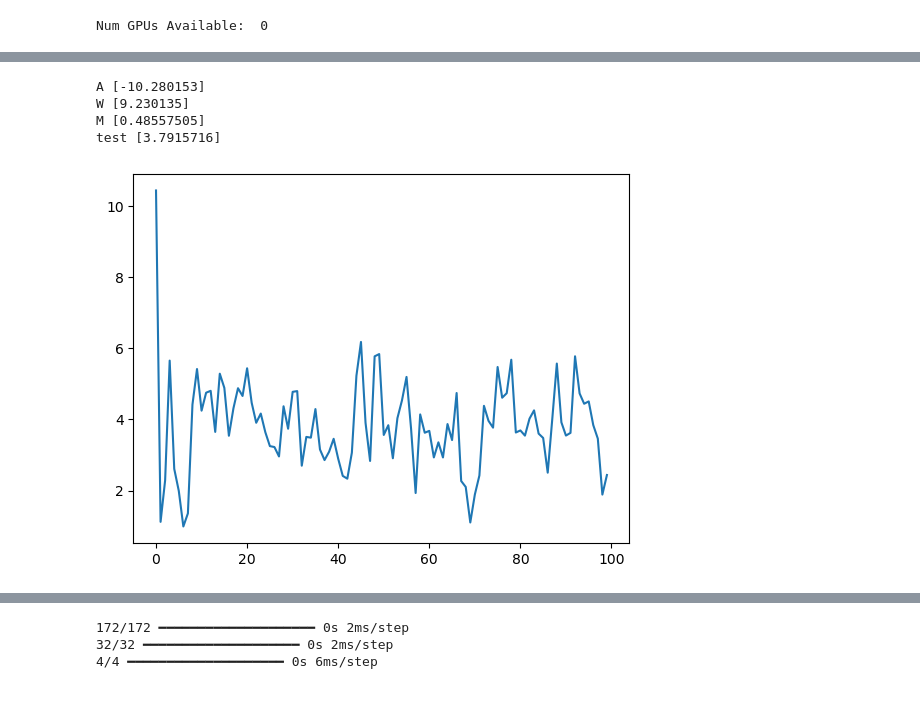
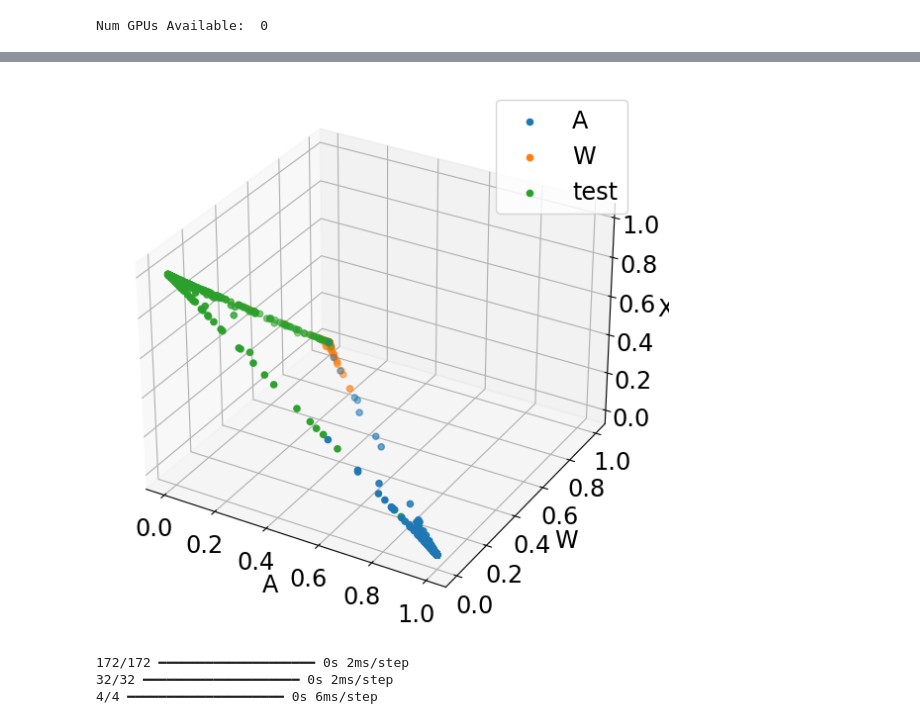
Before and after one commit to akalinow/RPi, a Jupyter notebook: FaceRecognition/FaceRecognition.ipynb, the cells around one changed output, grey strips where cells are left out. Drawn from its saved outputs; the diff is of its cells as text; code cells hidden in the pictures.

```diff
--- a/FaceRecognition/FaceRecognition.ipynb
+++ b/FaceRecognition/FaceRecognition.ipynb
@@ -208,22 +240,0 @@ A-W distance: 60.544749290641775
-# %%
-v1 = response_W[:4000,:]
-v2 = response_A[:4000,:]
-
-v1 = response_W[:100,:]
-v2 = response_test[:100,:]
-
-x = np.sum(np.abs(v1-v2), axis=1)
-#x /=sigma_W
-#x /=  np.sqrt(np.sum(v1**2, axis=1))
-#x /=  np.sqrt(np.sum(v2**2, axis=1))
-plt.plot(x)
-print(colored("A","blue"),response_A[20,:])
-print(colored("W","blue"),response_W[20,:])
-print(colored("M","blue"),response_M[20,:])
-print(colored("test","blue"),response_test[20,:])
-# %% [output]
-A [-10.280153]
-W [9.230135]
-M [0.48557505]
-test [3.7915716]
-[figure, removed]
@@ -242,0 +241,15 @@ print("Modified features:",last_layer(x))
+# %%
+fig = plt.figure()
+ax = fig.add_subplot(projection='3d')
+response = model.predict(features_A)
+ax.scatter(response[:,0], response[:,1], response[:,2], label = "A")
+response = model.predict(features_W)
+ax.scatter(response[:,0], response[:,1], response[:,2], label = "W")
+response = model.predict(features_test)
+ax.scatter(response[:,0], response[:,1], response[:,2], label = "test")
+ax.legend()
+
+ax.set_xlabel('A')
+ax.set_ylabel('W')
+ax.set_zlabel('X');
+# %% [output]
@@ -243,3 +259,4 @@ print("Modified features:",last_layer(x))
+[figure, added]
 # %%
 file_path = '/home/akalinow/scratch/RPi/FaceFollow/df.parquet_Marcin.gzip'
 
```
Also changed, not shown: parts of 8 cells of this notebook, 3 other files.
